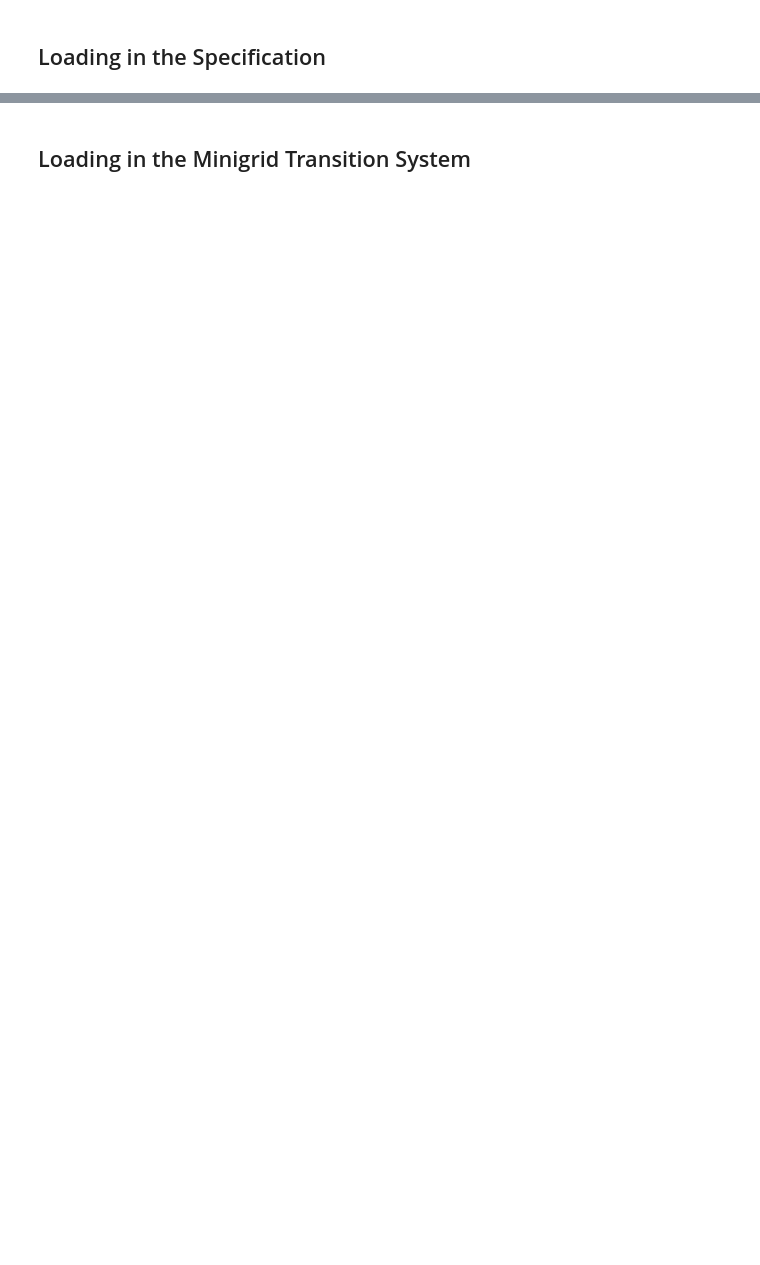
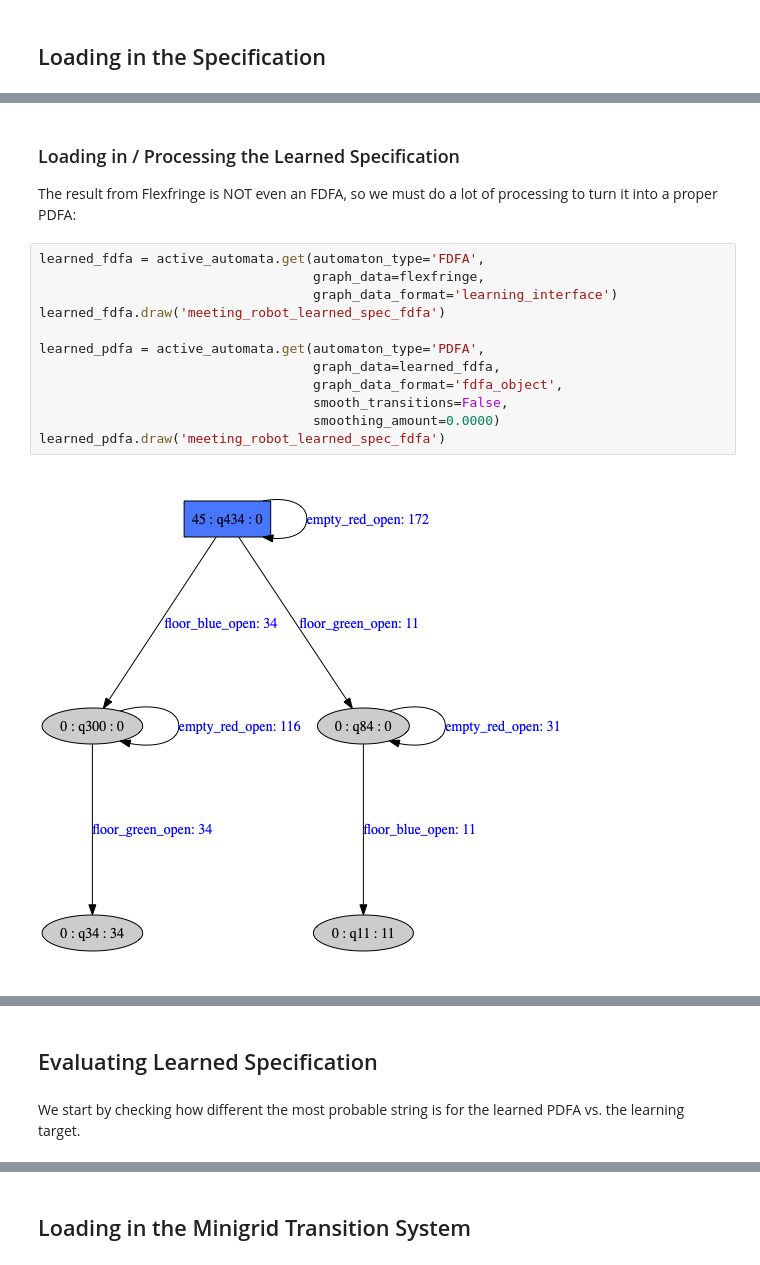
Before and after one commit to nicholasRenninger/wombats_experiments, a Jupyter notebook: MiniGrid_Synthesis_Manual_Spec.ipynb, the cells around one changed output, grey strips where cells are left out. Drawn from its saved outputs; the diff is of its cells as text; blank space fills up the shorter version.

```diff
--- a/MiniGrid_Synthesis_Manual_Spec.ipynb
+++ b/MiniGrid_Synthesis_Manual_Spec.ipynb
@@ -21,0 +119,18 @@ pdfa_specification.draw('basic_minigrid_pdfa')
+# %% [markdown]
+### Loading in / Processing the Learned Specification
+
+The result from Flexfringe is NOT even an FDFA, so we must do a lot of processing to turn it into a proper PDFA:
+# %%
+learned_fdfa = active_automata.get(automaton_type='FDFA',
+                                   graph_data=flexfringe,
+                                   graph_data_format='learning_interface')
+learned_fdfa.draw('meeting_robot_learned_spec_fdfa')
+
+learned_pdfa = active_automata.get(automaton_type='PDFA',
+                                   graph_data=learned_fdfa,
+                                   graph_data_format='fdfa_object',
+                                   smooth_transitions=False,
+                                   smoothing_amount=0.0000)
+learned_pdfa.draw('meeting_robot_learned_spec_fdfa')
+# %% [output]
+[figure, added]
@@ -21,0 +138,4 @@ pdfa_specification.draw('basic_minigrid_pdfa')
+# %% [markdown]
+## Evaluating Learned Specification
+# %% [markdown]
+We start by checking how different the most probable string is for the learned PDFA vs. the learning target.
```
Also changed, not shown: parts of 19 cells of this notebook, 34 other files.
